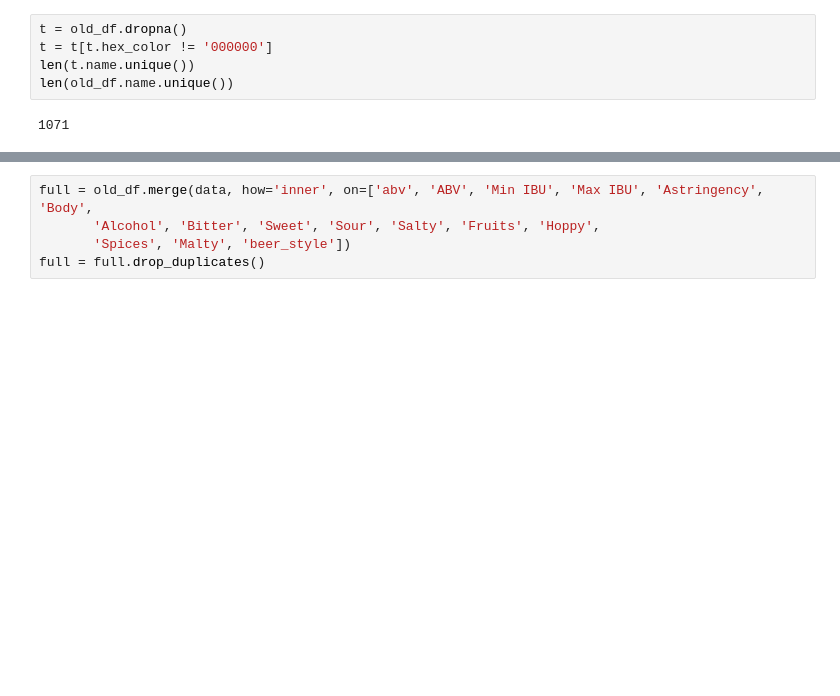
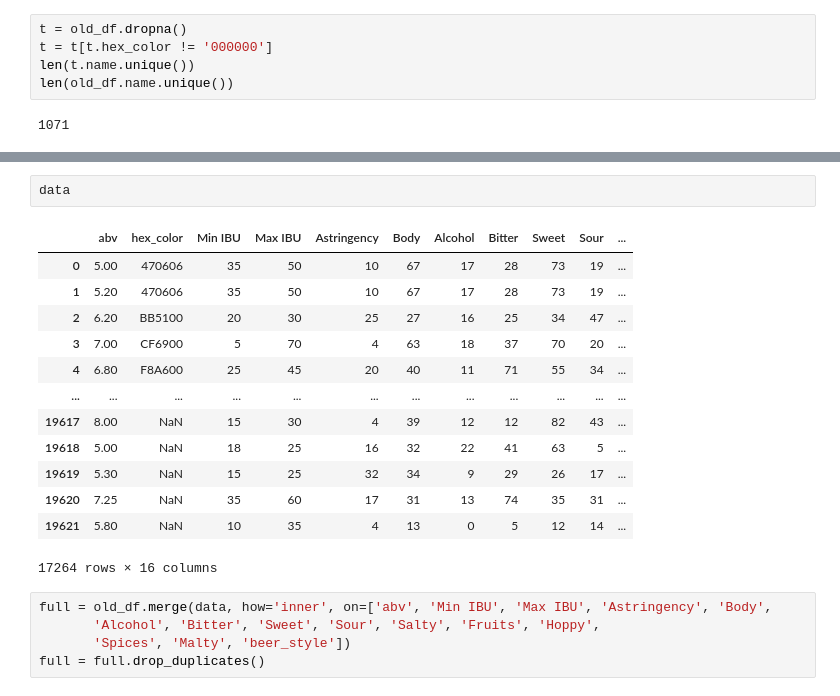
Before and after one commit to Yvysanna/beerIO, a Jupyter notebook: data.ipynb, the cells around one changed output, grey strips where cells are left out. Saved outputs shown, nothing was run; the diff lists cells and outputs as text; blank space fills up the shorter version.

```diff
--- a/data.ipynb
+++ b/data.ipynb
@@ -25,5 +24,21 @@ len(old_df), len(data)
+# %%
+data
+# %% [output]
+|  | abv | hex_color | Min IBU | Max IBU | Astringency | Body | Alcohol | Bitter | Sweet | Sour | ... |
+| 0 | 5.00 | 470606 | 35 | 50 | 10 | 67 | 17 | 28 | 73 | 19 | ... |
+| 1 | 5.20 | 470606 | 35 | 50 | 10 | 67 | 17 | 28 | 73 | 19 | ... |
+| 2 | 6.20 | BB5100 | 20 | 30 | 25 | 27 | 16 | 25 | 34 | 47 | ... |
+| 3 | 7.00 | CF6900 | 5 | 70 | 4 | 63 | 18 | 37 | 70 | 20 | ... |
+| 4 | 6.80 | F8A600 | 25 | 45 | 20 | 40 | 11 | 71 | 55 | 34 | ... |
+| ... | ... | ... | ... | ... | ... | ... | ... | ... | ... | ... | ... |
+| 19617 | 8.00 | NaN | 15 | 30 | 4 | 39 | 12 | 12 | 82 | 43 | ... |
+| 19618 | 5.00 | NaN | 18 | 25 | 16 | 32 | 22 | 41 | 63 | 5 | ... |
+| 19619 | 5.30 | NaN | 15 | 25 | 32 | 34 | 9 | 29 | 26 | 17 | ... |
+| 19620 | 7.25 | NaN | 35 | 60 | 17 | 31 | 13 | 74 | 35 | 31 | ... |
+| 19621 | 5.80 | NaN | 10 | 35 | 4 | 13 | 0 | 5 | 12 | 14 | ... |
+17264 rows × 16 columns
 # %%
-full = old_df.merge(data, how='inner', on=['abv', 'ABV', 'Min IBU', 'Max IBU', 'Astringency', 'Body',
+full = old_df.merge(data, how='inner', on=['abv', 'Min IBU', 'Max IBU', 'Astringency', 'Body',
        'Alcohol', 'Bitter', 'Sweet', 'Sour', 'Salty', 'Fruits', 'Hoppy',
        'Spices', 'Malty', 'beer_style'])
 full = full.drop_duplicates()
```
Also changed, not shown: parts of 9 cells of this notebook, 3 other files.
